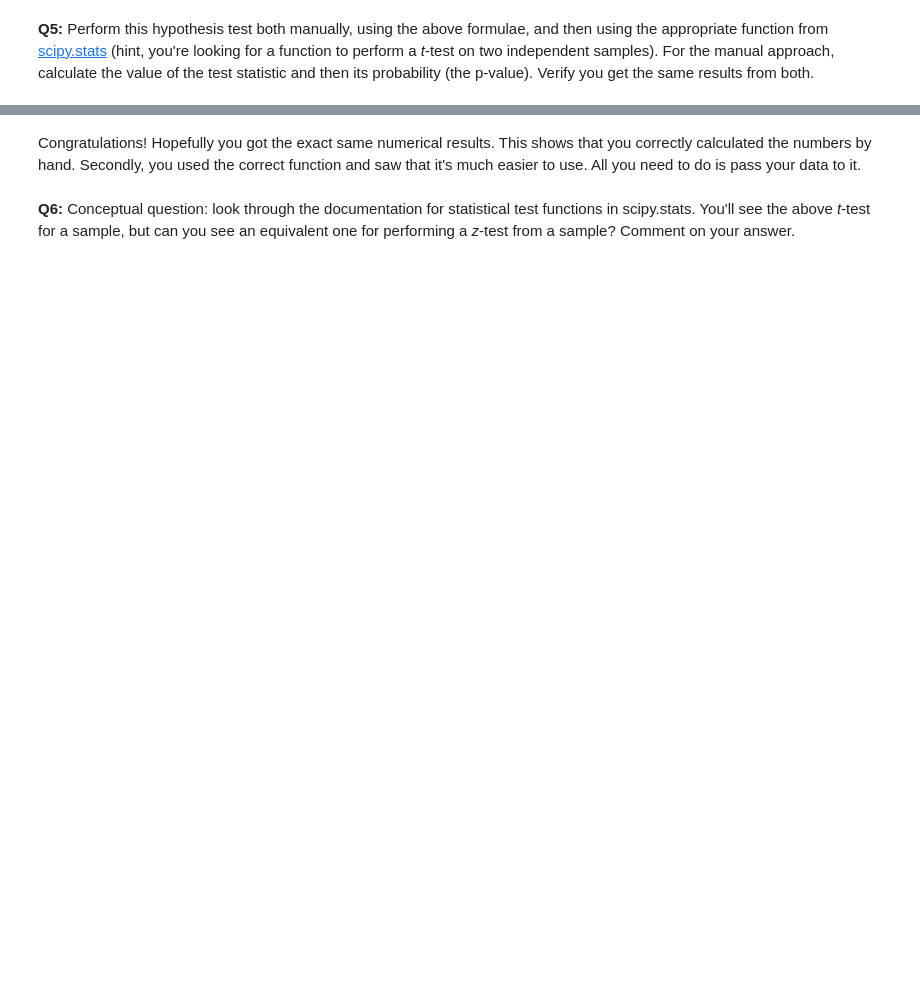
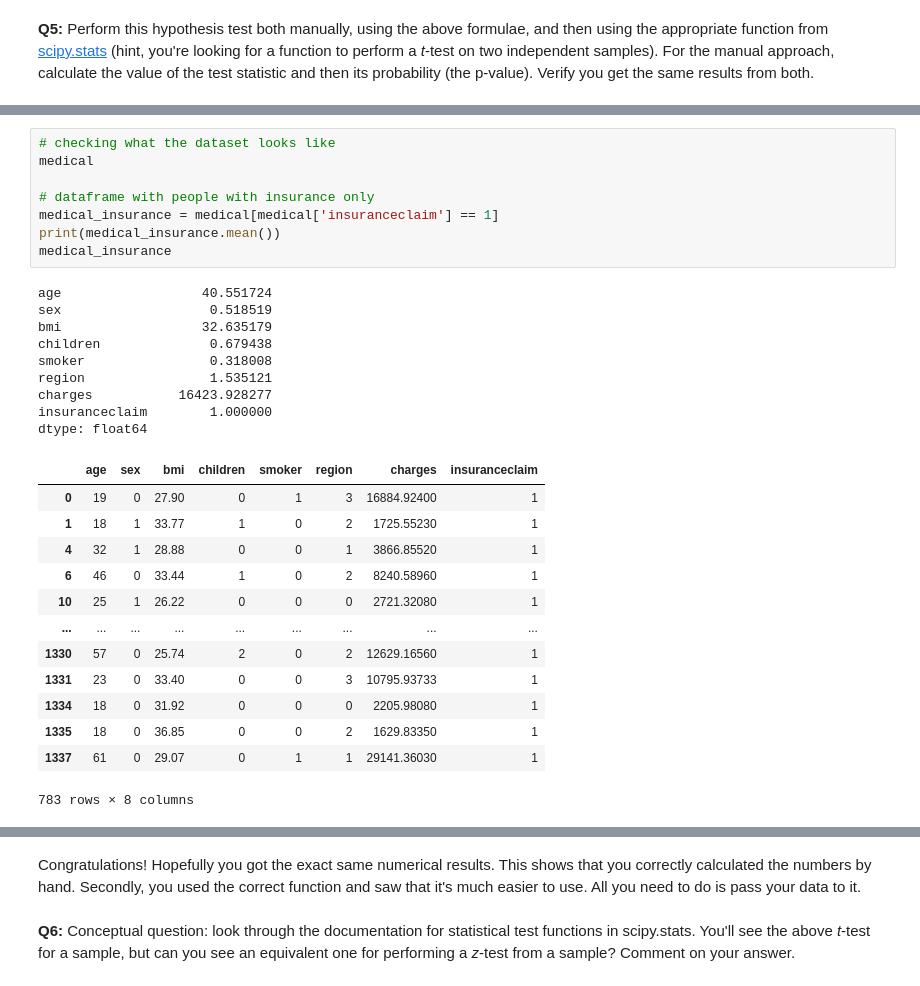
Before and after one commit to gabriellewald/springboard-coursework, a Jupyter notebook: Frequentist Inference Case Study - Part B.ipynb, the cells around one changed output, grey strips where cells are left out. Cells and saved outputs as stored; diff of their text form; blank space fills up the shorter version.

```diff
--- a/Frequentist Inference Case Study - Part B.ipynb
+++ b/Frequentist Inference Case Study - Part B.ipynb
@@ -137,0 +153,31 @@ __A:__
+# %%
+# checking what the dataset looks like
+medical
+
+# dataframe with people with insurance only
+medical_insurance = medical[medical['insuranceclaim'] == 1]
+print(medical_insurance.mean())
+medical_insurance
+# %% [output]
+age                  40.551724
+sex                   0.518519
+bmi                  32.635179
+children              0.679438
+smoker                0.318008
+region                1.535121
+charges           16423.928277
+insuranceclaim        1.000000
+dtype: float64
+|  | age | sex | bmi | children | smoker | region | charges | insuranceclaim |
+| 0 | 19 | 0 | 27.90 | 0 | 1 | 3 | 16884.92400 | 1 |
+| 1 | 18 | 1 | 33.77 | 1 | 0 | 2 | 1725.55230 | 1 |
+| 4 | 32 | 1 | 28.88 | 0 | 0 | 1 | 3866.85520 | 1 |
+| 6 | 46 | 0 | 33.44 | 1 | 0 | 2 | 8240.58960 | 1 |
+| 10 | 25 | 1 | 26.22 | 0 | 0 | 0 | 2721.32080 | 1 |
+| ... | ... | ... | ... | ... | ... | ... | ... | ... |
+| 1330 | 57 | 0 | 25.74 | 2 | 0 | 2 | 12629.16560 | 1 |
+| 1331 | 23 | 0 | 33.40 | 0 | 0 | 3 | 10795.93733 | 1 |
+| 1334 | 18 | 0 | 31.92 | 0 | 0 | 0 | 2205.98080 | 1 |
+| 1335 | 18 | 0 | 36.85 | 0 | 0 | 2 | 1629.83350 | 1 |
+| 1337 | 61 | 0 | 29.07 | 0 | 1 | 1 | 29141.36030 | 1 |
+783 rows × 8 columns
```
Also changed, not shown: parts of 21 cells of this notebook.
